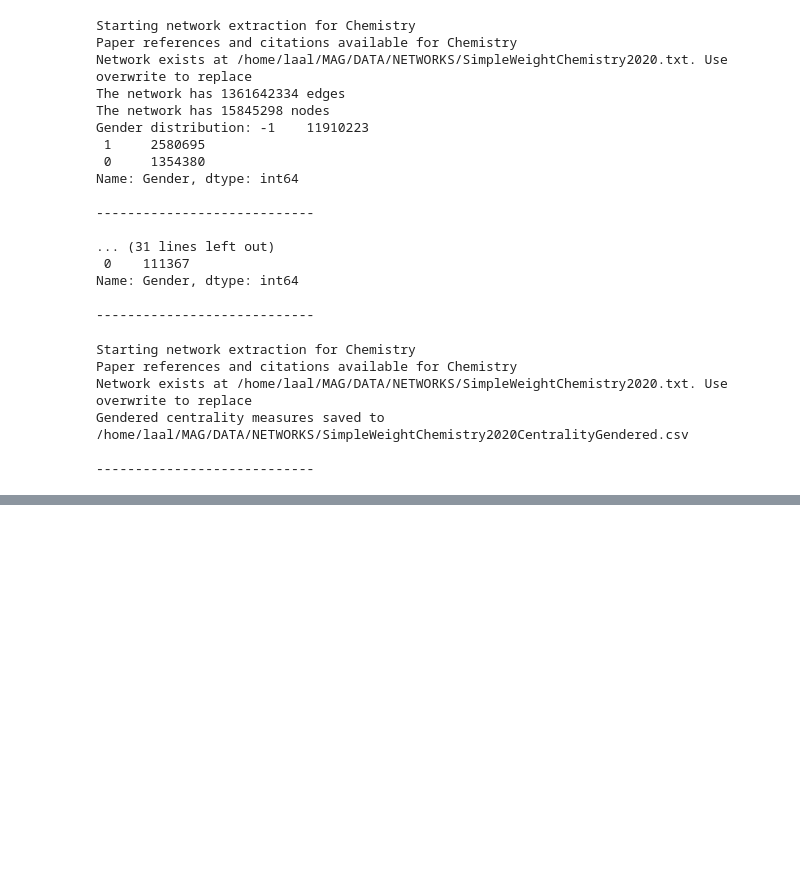
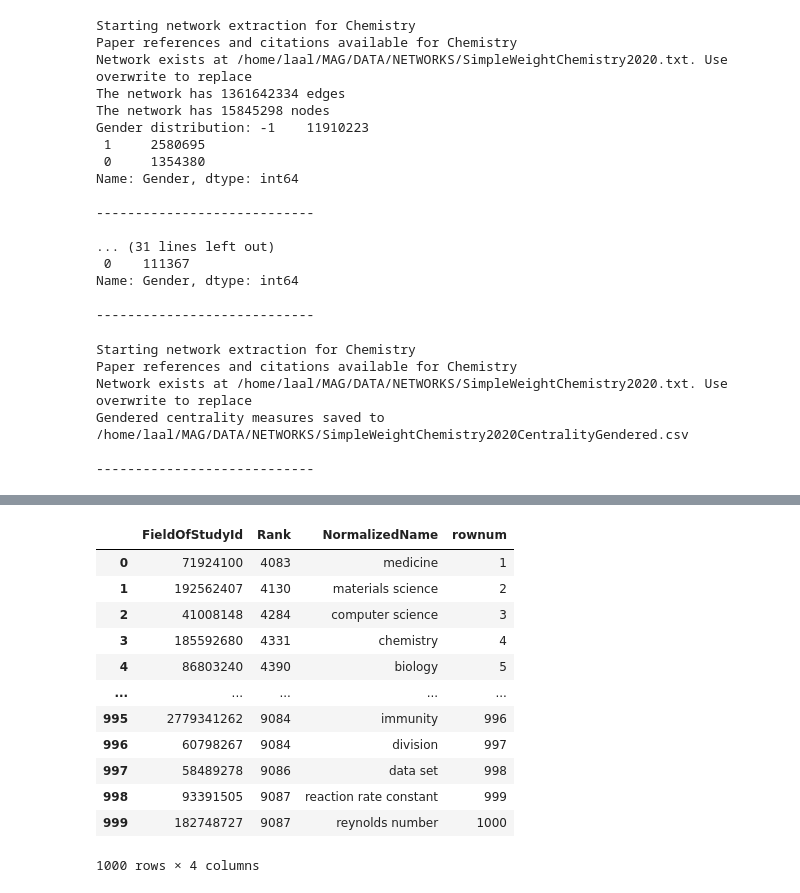
Before and after one commit to buschbirk/CentralityFairness, a Jupyter notebook: Network pipeline.ipynb, the cells around one changed output, grey strips where cells are left out. Drawn from its saved outputs; the diff is of its cells as text; code cells hidden in the pictures; blank space fills up the shorter version.

```diff
--- a/Network pipeline.ipynb
+++ b/Network pipeline.ipynb
@@ -104,0 +473,29 @@ Gendered centrality measures saved to /home/laal/MAG/DATA/NETWORKS/SimpleWeightC
+# %%
+econ_refs = mag.getDataframe('FieldsOfStudy')
+
+query = """
+        SELECT
+        FieldOfStudyId, Rank, NormalizedName,
+        row_number() over (order by Rank ASC) rownum
+        FROM FieldsOfStudy
+        LIMIT 1000
+    """
+
+# execute query and convert to pandas dataframe
+test = mag.query_sql(query)
+# %%
+test.toPandas()
+# %% [output]
+|  | FieldOfStudyId | Rank | NormalizedName | rownum |
+| 0 | 71924100 | 4083 | medicine | 1 |
+| 1 | 192562407 | 4130 | materials science | 2 |
+| 2 | 41008148 | 4284 | computer science | 3 |
+| 3 | 185592680 | 4331 | chemistry | 4 |
+| 4 | 86803240 | 4390 | biology | 5 |
+| ... | ... | ... | ... | ... |
+| 995 | 2779341262 | 9084 | immunity | 996 |
+| 996 | 60798267 | 9084 | division | 997 |
+| 997 | 58489278 | 9086 | data set | 998 |
+| 998 | 93391505 | 9087 | reaction rate constant | 999 |
+| 999 | 182748727 | 9087 | reynolds number | 1000 |
+1000 rows × 4 columns
```
Also changed, not shown: parts of 23 cells of this notebook, 14 other files.
